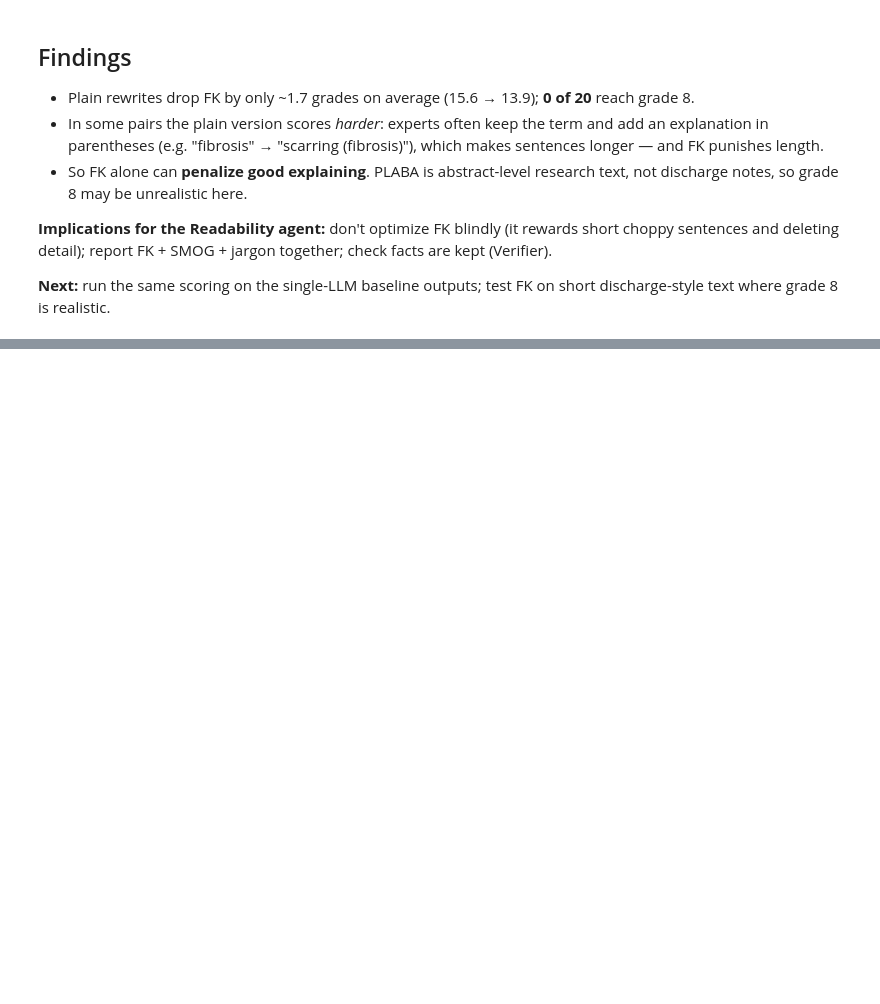
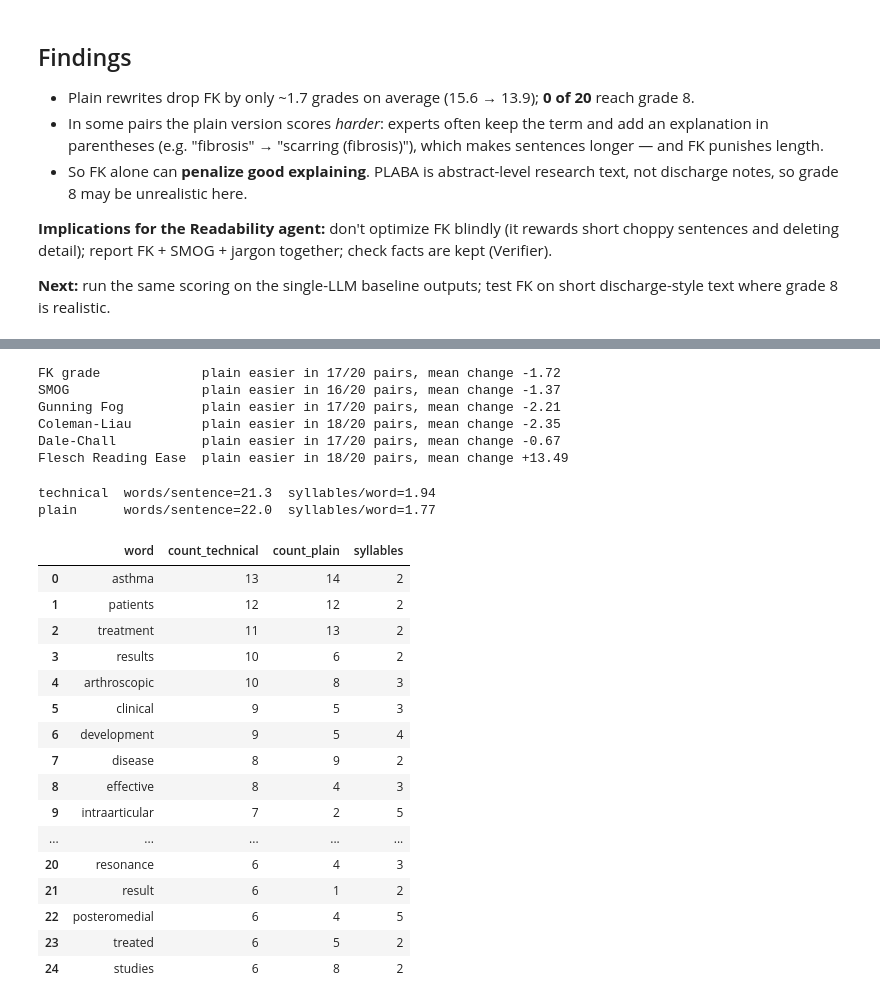
Before and after one commit to acmucsd-projects/fa26-ai-team-3, a Jupyter notebook: notebooks/05_readability.ipynb, the cells around one changed output, grey strips where cells are left out. Cells and saved outputs as stored; diff of their text form; code cells hidden in the pictures; blank space fills up the shorter version.

Commit message:
M5: metric agreement, jargon analysis, score_outputs for baseline

```diff
--- a/notebooks/05_readability.ipynb
+++ b/notebooks/05_readability.ipynb
@@ -80,0 +163,50 @@ ax.legend(); plt.tight_layout(); plt.show()
+# %%
+wide = metrics.pivot(index="pmid", columns="side")
+for name in METRICS:
+    change = wide[(name, "plain")] - wide[(name, "technical")]
+    easier = (change > 0).sum() if name == "Flesch Reading Ease" else (change < 0).sum()
+    print(f"{name:20s} plain easier in {easier}/20 pairs, mean change {change.mean():+.2f}")
+# %% [output]
+FK grade             plain easier in 17/20 pairs, mean change -1.72
+SMOG                 plain easier in 16/20 pairs, mean change -1.37
+Gunning Fog          plain easier in 17/20 pairs, mean change -2.21
+Coleman-Liau         plain easier in 18/20 pairs, mean change -2.35
+Dale-Chall           plain easier in 17/20 pairs, mean change -0.67
+Flesch Reading Ease  plain easier in 18/20 pairs, mean change +13.49
+# %%
+# WHY did FK drop? FK = 0.39*(words/sentence) + 11.8*(syllables/word) - 15.59
+for side, col in [("technical", "input_text"), ("plain", "target_text")]:
+    s = plaba[col]
+    wps = (s.map(ts.lexicon_count) / s.map(ts.sentence_count)).mean()
+    spw = (s.map(ts.syllable_count) / s.map(ts.lexicon_count)).mean()
+    print(f"{side:10s} words/sentence={wps:.1f}  syllables/word={spw:.2f}")
+# %% [output]
+technical  words/sentence=21.3  syllables/word=1.94
+plain      words/sentence=22.0  syllables/word=1.77
+# %%
+# Which "difficult" words appear most? (textstat = not on the Dale-Chall familiar list)
+from collections import Counter
+tech_words, plain_words = Counter(), Counter()
+for t in plaba.input_text:  tech_words.update(w.lower() for w in ts.difficult_words_list(t))
+for t in plaba.target_text: plain_words.update(w.lower() for w in ts.difficult_words_list(t))
+jargon = pd.DataFrame([(w, n, plain_words[w], ts.syllable_count(w)) for w, n in tech_words.most_common(25)],
+                      columns=["word", "count_technical", "count_plain", "syllables"])
+jargon
+# %% [output]
+|  | word | count_technical | count_plain | syllables |
+| 0 | asthma | 13 | 14 | 2 |
+| 1 | patients | 12 | 12 | 2 |
+| 2 | treatment | 11 | 13 | 2 |
+| 3 | results | 10 | 6 | 2 |
+| 4 | arthroscopic | 10 | 8 | 3 |
+| 5 | clinical | 9 | 5 | 3 |
+| 6 | development | 9 | 5 | 4 |
+| 7 | disease | 8 | 9 | 2 |
+| 8 | effective | 8 | 4 | 3 |
+| 9 | intraarticular | 7 | 2 | 5 |
+| ... | ... | ... | ... | ... |
+| 20 | resonance | 6 | 4 | 3 |
+| 21 | result | 6 | 1 | 2 |
+| 22 | posteromedial | 6 | 4 | 5 |
+| 23 | treated | 6 | 5 | 2 |
+| 24 | studies | 6 | 8 | 2 |
```
Also changed, not shown: parts of 11 cells of this notebook.
